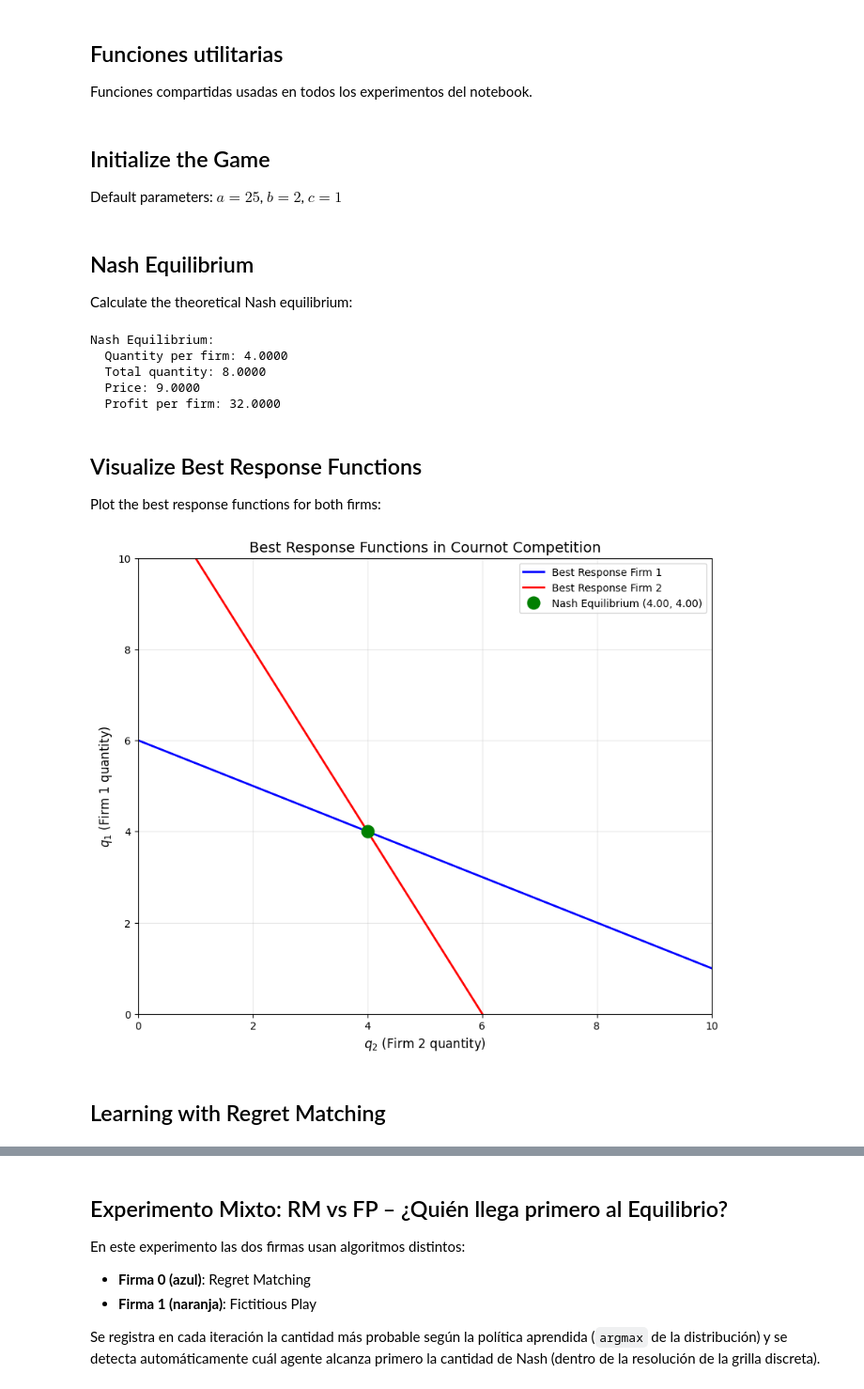
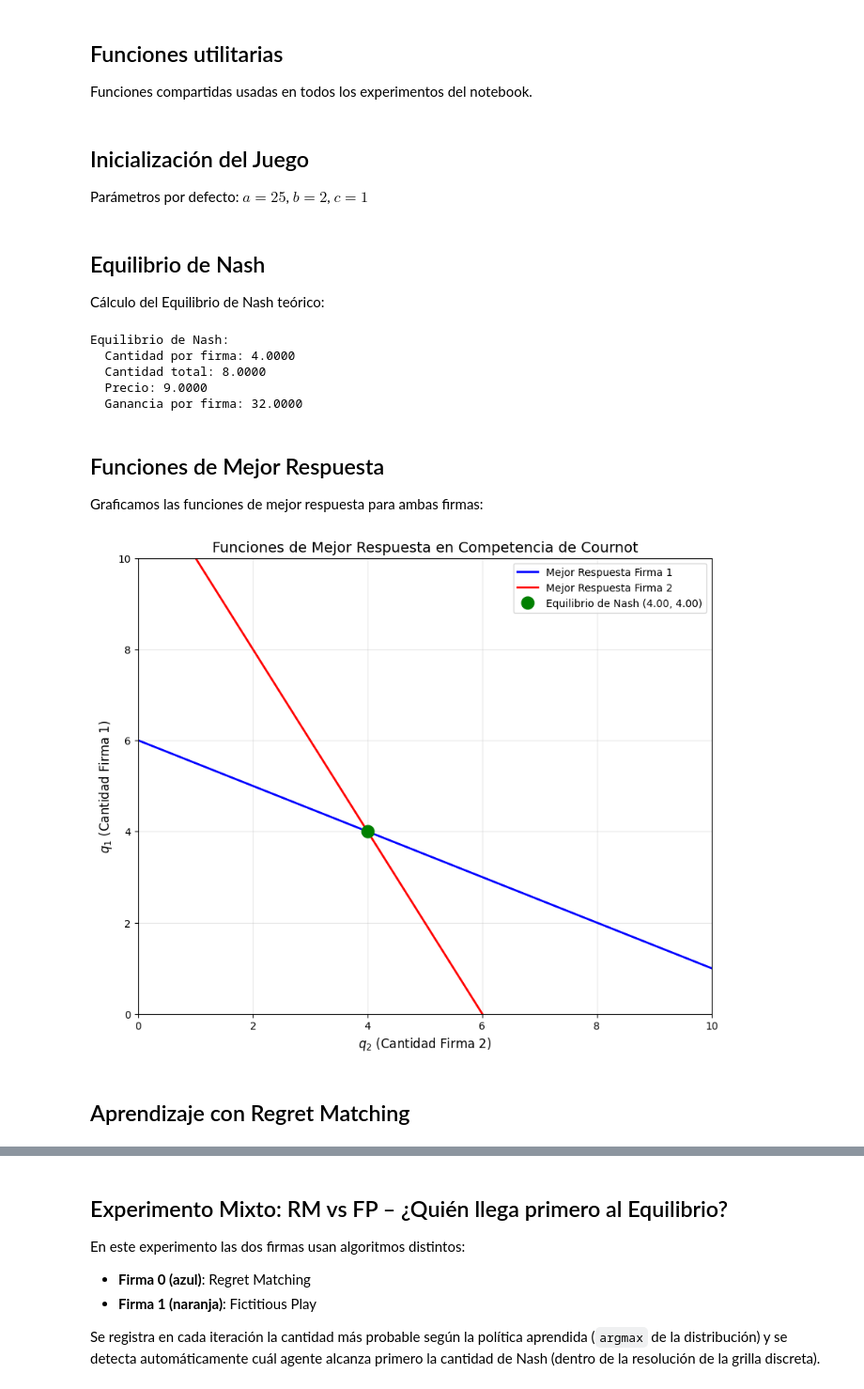
Before and after one commit to mmussio85/simultaneous-games, a Jupyter notebook: Cournot.ipynb, the cells around one changed output, grey strips where cells are left out. Shown at 94% size. Drawn from its saved outputs; the diff is of its cells as text; code cells hidden in the pictures.

```diff
--- a/Cournot.ipynb
+++ b/Cournot.ipynb
@@ -119,7 +154,7 @@ def get_avg_profit(game, agents_dict):
     q_total = sum(quantities.values())
     return np.mean([game._compute_profit(quantities[ag], q_total) for ag in game.agents])
 # %% [markdown]
-## Initialize the Game
+## Inicialización del Juego
 
-Default parameters: $a=25$, $b=2$, $c=1$
+Parámetros por defecto: $a=25$, $b=2$, $c=1$
 # %%
@@ -128,47 +169,48 @@ g = Cournot(a=25.0, b=2.0, c=1.0, max_quantity=10, num_actions=21)
 g.reset()
 # %% [markdown]
-## Nash Equilibrium
+## Equilibrio de Nash
 
-Calculate the theoretical Nash equilibrium:
+Cálculo del Equilibrio de Nash teórico:
 # %%
 q_star, P_star, profit_star = g.get_nash_equilibrium()
-print(f"Nash Equilibrium:")
-print(f"  Quantity per firm: {q_star:.4f}")
-print(f"  Total quantity: {2*q_star:.4f}")
-print(f"  Price: {P_star:.4f}")
-print(f"  Profit per firm: {profit_star:.4f}")
+print(f"Equilibrio de Nash:")
+print(f"  Cantidad por firma: {q_star:.4f}")
+print(f"  Cantidad total: {2*q_star:.4f}")
+print(f"  Precio: {P_star:.4f}")
+print(f"  Ganancia por firma: {profit_star:.4f}")
 # %% [output]
-Nash Equilibrium:
-  Quantity per firm: 4.0000
-  Total quantity: 8.0000
-  Price: 9.0000
-  Profit per firm: 32.0000
+Equilibrio de Nash:
+  Cantidad por firma: 4.0000
+  Cantidad total: 8.0000
+  Precio: 9.0000
+  Ganancia por firma: 32.0000
 # %% [markdown]
-## Visualize Best Response Functions
+## Funciones de Mejor Respuesta
 
-Plot the best response functions for both firms:
+Graficamos las funciones de mejor respuesta para ambas firmas:
 # %%
 q_range = np.linspace(0, g.max_quantity, 100)
 
 br_1 = best_response(q_range, g.a, g.b, g.c)
 br_2 = best_response(q_range, g.a, g.b, g.c)  # symmetric
 
 plt.figure(figsize=(10, 8))
-plt.plot(q_range, br_1, 'b-', linewidth=2, label='Best Response Firm 1')
-plt.plot(br_2, q_range, 'r-', linewidth=2, label='Best Response Firm 2')
-plt.plot(q_star, q_star, 'go', markersize=12, label=f'Nash Equilibrium ({q_star:.2f}, {q_star:.2f})')
-plt.xlabel('$q_2$ (Firm 2 quantity)', fontsize=12)
-plt.ylabel('$q_1$ (Firm 1 quantity)', fontsize=12)
-plt.title('Best Response Functions in Cournot Competition', fontsize=14)
+plt.plot(q_range, br_1, 'b-', linewidth=2, label='Mejor Respuesta Firma 1')
+plt.plot(br_2, q_range, 'r-', linewidth=2, label='Mejor Respuesta Firma 2')
+plt.plot(q_star, q_star, 'go', markersize=12, label=f'Equilibrio de Nash ({q_star:.2f}, {q_star:.2f})')
+plt.xlabel('$q_2$ (Cantidad Firma 2)', fontsize=12)
+plt.ylabel('$q_1$ (Cantidad Firma 1)', fontsize=12)
+plt.title('Funciones de Mejor Respuesta en Competencia de Cournot', fontsize=14)
 plt.legend(fontsize=10)
 plt.grid(True, alpha=0.3)
 plt.xlim([0, g.max_quantity])
 plt.ylim([0, g.max_quantity])
+plt.savefig(f'{SAVE_DIR}/mejor_respuesta.png', dpi=150, bbox_inches='tight')
 plt.show()
 # %% [output]
-[figure, old version]
+[figure, new version]
 # %% [markdown]
-## Learning with Regret Matching
+## Aprendizaje con Regret Matching
 # %%
 g.reset()
 rm = dict(map(lambda agent: (agent, RegretMatching(game=g, agent=agent, seed=42)), g.agents))
```
Also changed, not shown: parts of 68 cells of this notebook, 23 other files.
